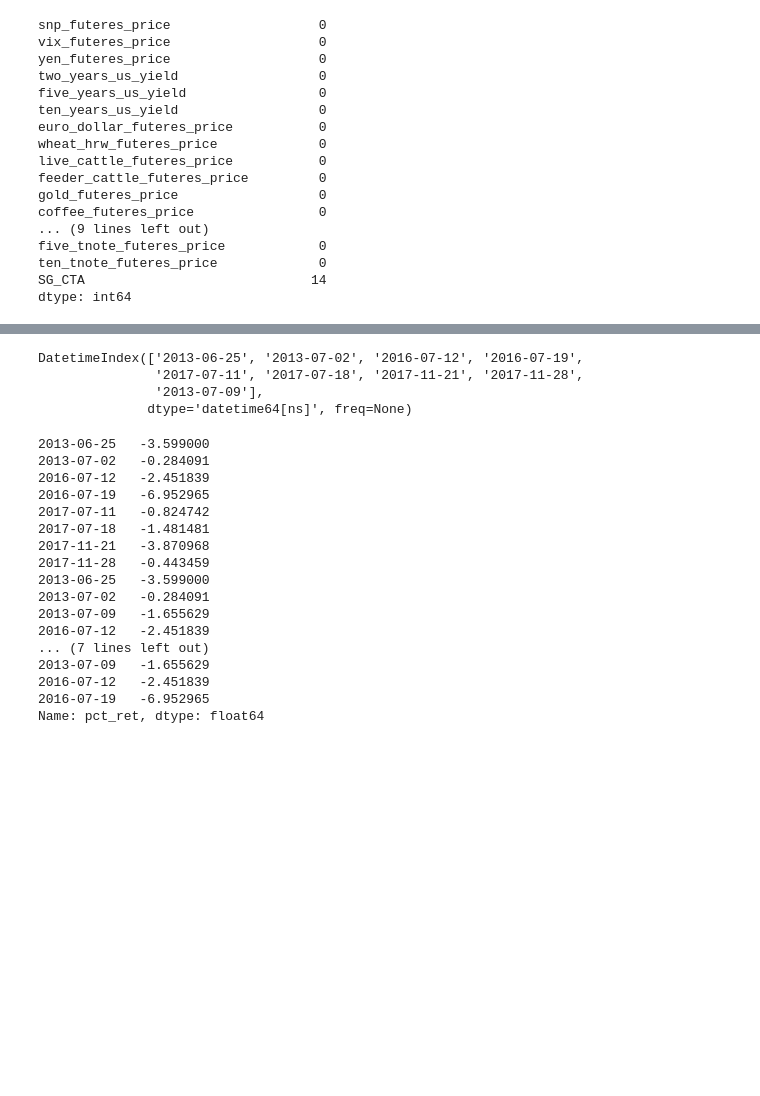
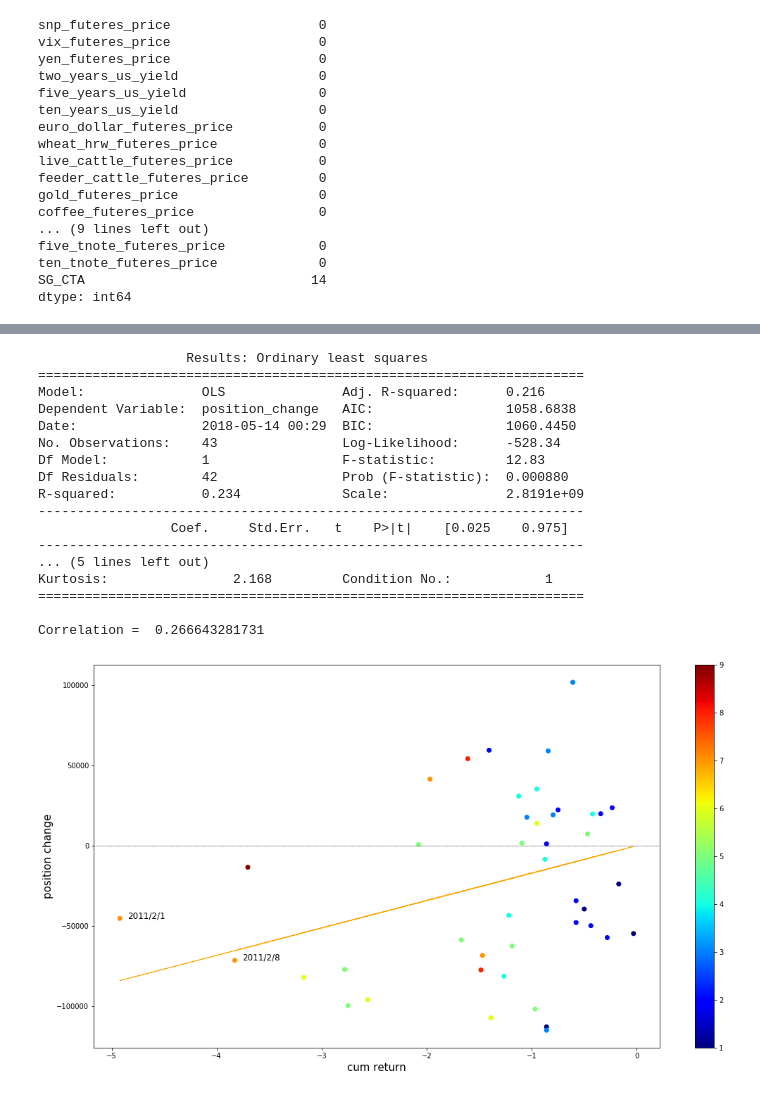
Before and after one commit to leonardich/Stats_project, a Jupyter notebook: changes_vs_downturn.ipynb, the cells around one changed output, grey strips where cells are left out. Cells and saved outputs as stored; diff of their text form; code cells hidden in the pictures; blank space fills up the shorter version.

```diff
--- a/changes_vs_downturn.ipynb
+++ b/changes_vs_downturn.ipynb
@@ -653,3 +479,3 @@ e
 # %%
-map_neg_ret(dictionary_financials["5-YEAR U.S. TREASURY NOTES - CHICAGO BOARD OF TRADE"]\
-['Change_in_Net_Positioning_Lev_Money'],df["five_tnote_futeres_price"], 8)
+to_plot1 = get_neg_range_days(dictionary_financials["10-YEAR U.S. TREASURY NOTES - CHICAGO BOARD OF TRADE"]\
+['Change_in_Net_Positioning_Asset_Mgr'], df["ten_tnote_futeres_price"], 5, 10)
@@ -743,27 +482,21 @@ s[s['position_change'] != 0]#.loc[s[s['position_change'] != 0].index.unique()]
-# %%
-s[s['position_change'] != 0].index.unique()
-# %% [output]
-DatetimeIndex(['2013-06-25', '2013-07-02', '2016-07-12', '2016-07-19',
-               '2017-07-11', '2017-07-18', '2017-11-21', '2017-11-28',
-               '2013-07-09'],
-              dtype='datetime64[ns]', freq=None)
-# %%
-s[s['position_change'] != 0]['pct_ret']
-# %% [output]
-2013-06-25   -3.599000
-2013-07-02   -0.284091
-2016-07-12   -2.451839
-2016-07-19   -6.952965
-2017-07-11   -0.824742
-2017-07-18   -1.481481
-2017-11-21   -3.870968
-2017-11-28   -0.443459
-2013-06-25   -3.599000
-2013-07-02   -0.284091
-2013-07-09   -1.655629
-2016-07-12   -2.451839
-... (7 lines left out)
-2013-07-09   -1.655629
-2016-07-12   -2.451839
-2016-07-19   -6.952965
-Name: pct_ret, dtype: float64
+# %%
+plot_df(to_plot1)
+# %% [output]
+                   Results: Ordinary least squares
+======================================================================
+Model:               OLS               Adj. R-squared:      0.216
+Dependent Variable:  position_change   AIC:                 1058.6838
+Date:                2018-05-14 00:29  BIC:                 1060.4450
+No. Observations:    43                Log-Likelihood:      -528.34
+Df Model:            1                 F-statistic:         12.83
+Df Residuals:        42                Prob (F-statistic):  0.000880
+R-squared:           0.234             Scale:               2.8191e+09
+----------------------------------------------------------------------
+                 Coef.     Std.Err.   t    P>|t|    [0.025    0.975]
+----------------------------------------------------------------------
+... (5 lines left out)
+Kurtosis:                2.168         Condition No.:            1
+======================================================================
+
+Correlation =  0.266643281731
+[figure, added]
```
Also changed, not shown: parts of 28 cells of this notebook.
